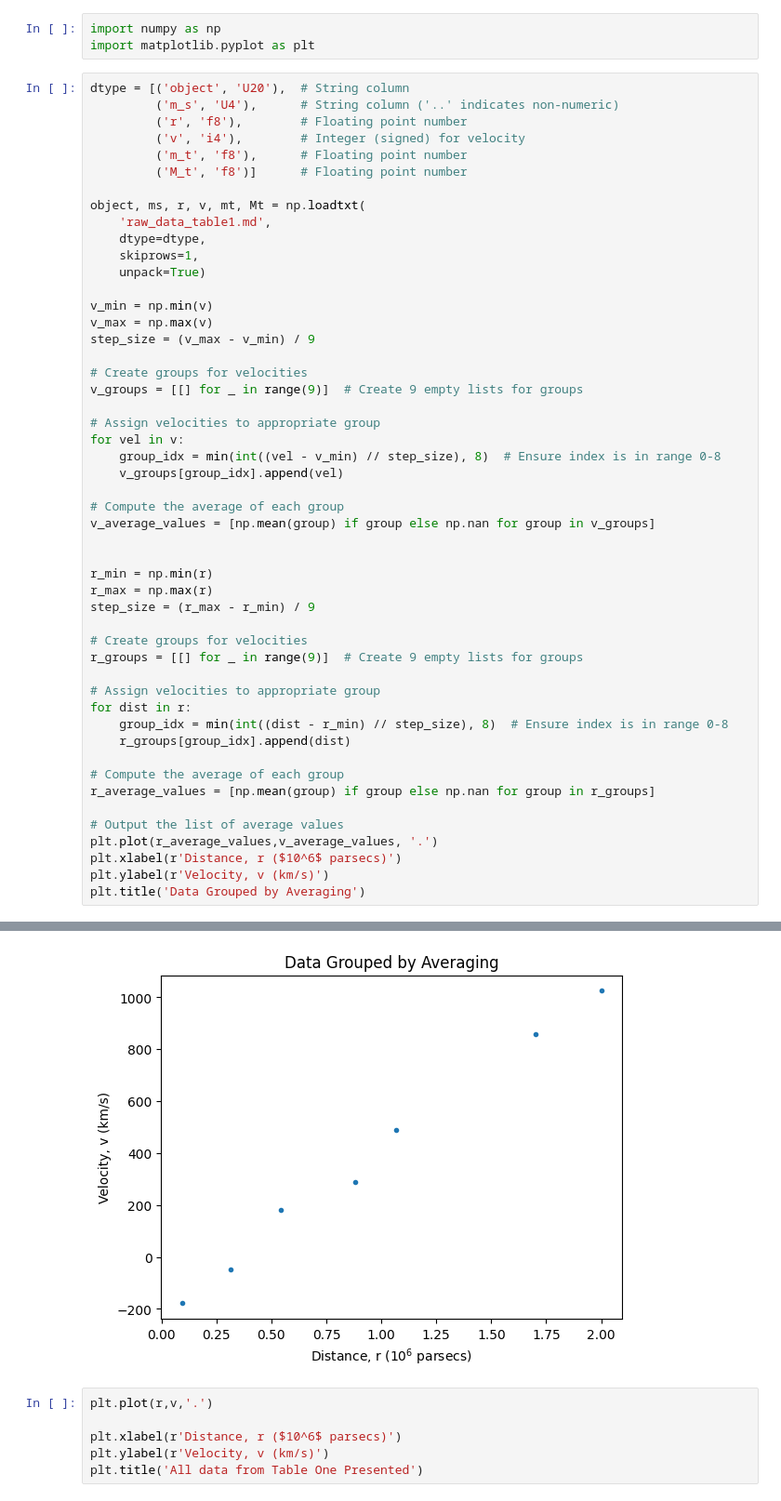
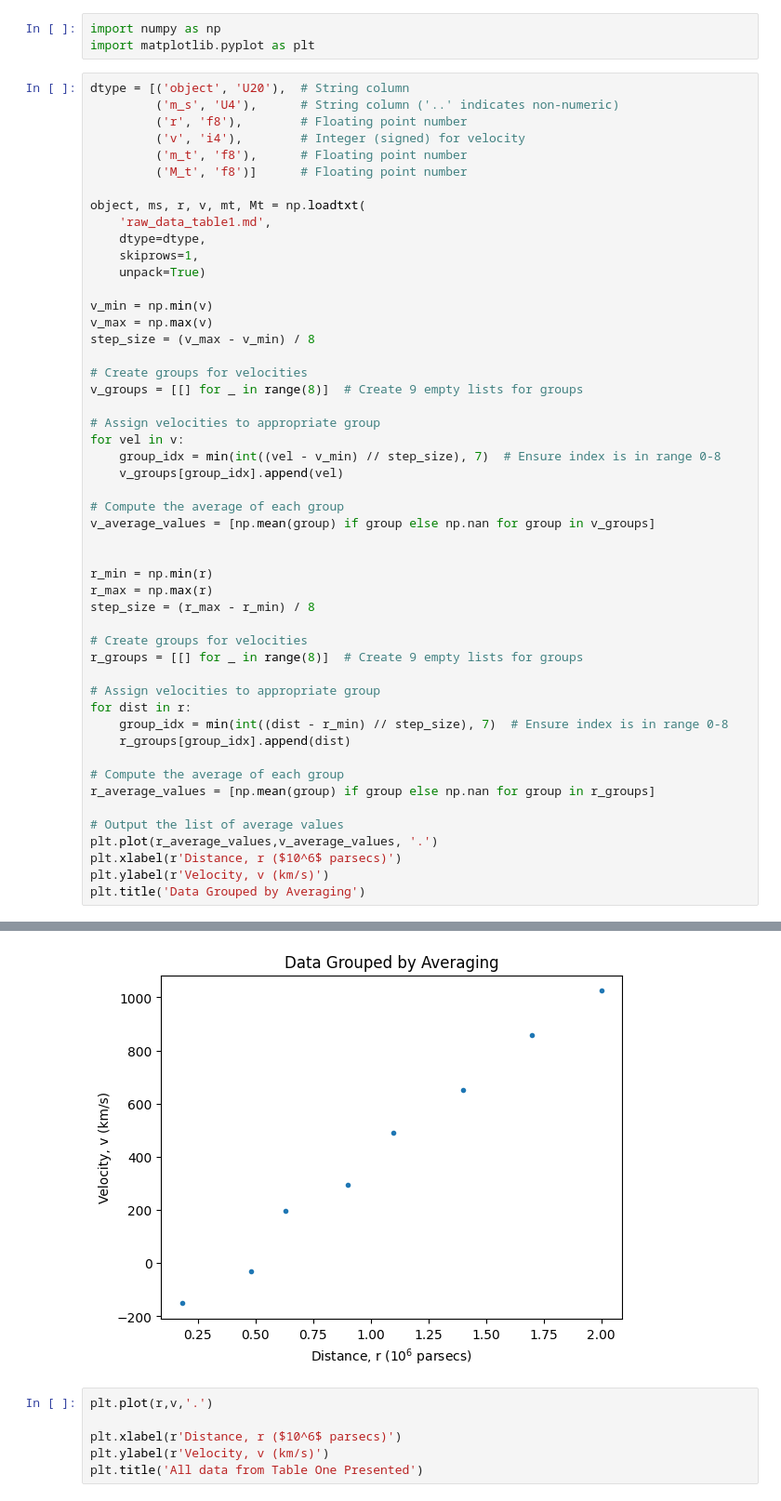
Before and after one commit to ubsuny/CP1-24-HW4, a Jupyter notebook: Data/data_plotter.ipynb, the cells around one changed output, grey strips where cells are left out. Shown at 93% size. Saved outputs shown, nothing was run; the diff lists cells and outputs as text.

```diff
--- a/Data/data_plotter.ipynb
+++ b/Data/data_plotter.ipynb
@@ -17,43 +17,43 @@ object, ms, r, v, mt, Mt = np.loadtxt(
 
 v_min = np.min(v)
 v_max = np.max(v)
-step_size = (v_max - v_min) / 9
+step_size = (v_max - v_min) / 8
 
 # Create groups for velocities
-v_groups = [[] for _ in range(9)]  # Create 9 empty lists for groups
+v_groups = [[] for _ in range(8)]  # Create 9 empty lists for groups
 
 # Assign velocities to appropriate group
 for vel in v:
-    group_idx = min(int((vel - v_min) // step_size), 8)  # Ensure index is in range 0-8
+    group_idx = min(int((vel - v_min) // step_size), 7)  # Ensure index is in range 0-8
     v_groups[group_idx].append(vel)
 
 # Compute the average of each group
 v_average_values = [np.mean(group) if group else np.nan for group in v_groups]
 
 
 r_min = np.min(r)
 r_max = np.max(r)
-step_size = (r_max - r_min) / 9
+step_size = (r_max - r_min) / 8
 
 # Create groups for velocities
-r_groups = [[] for _ in range(9)]  # Create 9 empty lists for groups
+r_groups = [[] for _ in range(8)]  # Create 9 empty lists for groups
 
 # Assign velocities to appropriate group
 for dist in r:
-    group_idx = min(int((dist - r_min) // step_size), 8)  # Ensure index is in range 0-8
+    group_idx = min(int((dist - r_min) // step_size), 7)  # Ensure index is in range 0-8
     r_groups[group_idx].append(dist)
 
 # Compute the average of each group
 r_average_values = [np.mean(group) if group else np.nan for group in r_groups]
 
 # Output the list of average values
 plt.plot(r_average_values,v_average_values, '.')
 plt.xlabel(r'Distance, r ($10^6$ parsecs)')
 plt.ylabel(r'Velocity, v (km/s)')
 plt.title('Data Grouped by Averaging')
 # %% [output]
 Text(0.5, 1.0, 'Data Grouped by Averaging')
-[figure, old version]
+[figure, new version]
 # %%
 plt.plot(r,v,'.')
 
```
Also changed, not shown: parts of 1 cell of this notebook.
